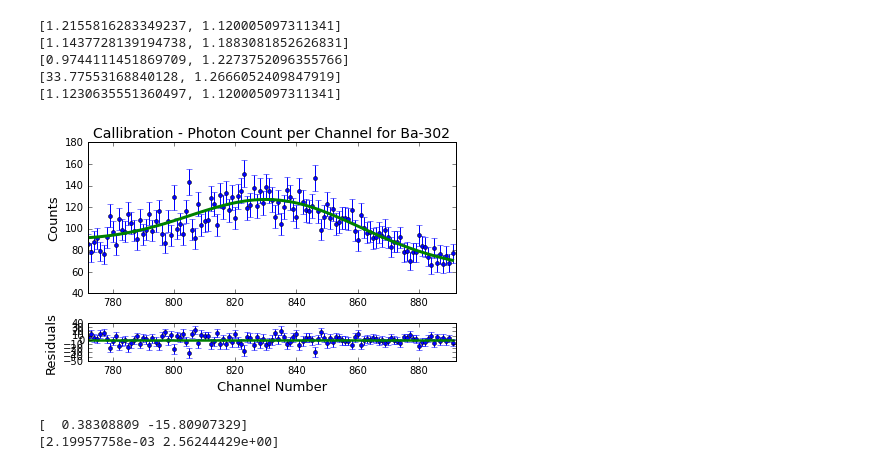
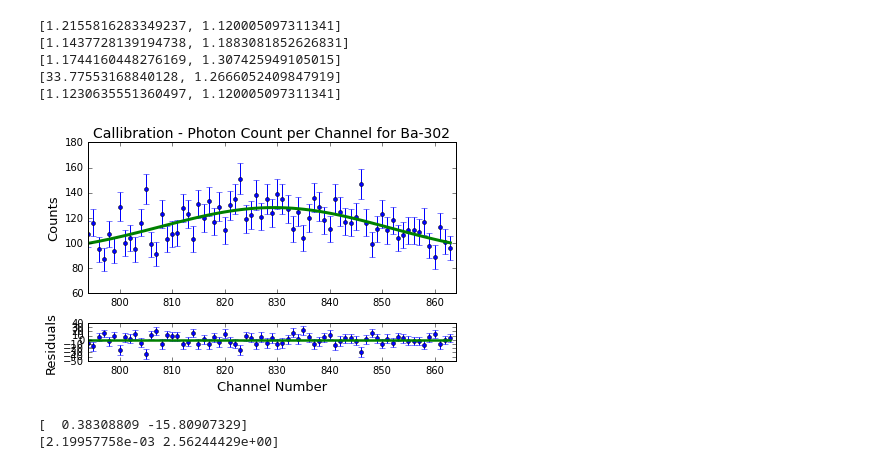
Before and after one commit to jmanlarkin/Compton, a Jupyter notebook: Scattering Fits.ipynb, the cells around one changed output. Drawn from its saved outputs; the diff is of its cells as text; code cells hidden in the pictures.

```diff
--- a/Scattering Fits.ipynb
+++ b/Scattering Fits.ipynb
@@ -64,7 +64,7 @@ def Fit(input_databox, interval, guess):
 
 Cs = Fit(Sum('Cs-137'), 200, 1762)
 Ba_1 = Fit(Sum('Ba-133'), 85, 980)
-Ba_2 = Fit(Sum('Ba-133'), 60, 830)
+Ba_2 = Fit(Sum('Ba-133'), 35, 830)
 Co = Fit(Sum('Co-57'), 45, 375)
 Na = Fit(Sum('Na-22'), 200, 1360)
 
@@ -75,36 +75,36 @@ errvalues = [Cs[1][0], Ba_2[1][0], Ba_1[1][0], Co[1][0], Na[1][0]]
 linearFit_par, linearFit_cov = curve_fit(Linear, xvalues, yvalues)
 
 linearResid = np.asarray(yvalues) - Linear(np.asarray(xvalues), *linearFit_par)
 
 def Plots(data, Name):
     xdata = np.arange(int(data[0][0])-data[3], int(data[0][0])+data[3])
     ydata = data[2][int(data[0][0])-data[3]:int(data[0][0])+data[3]]
     err = np.sqrt(ydata)
     residuals = Gaussian(xdata, *data[0])-ydata
 
     fig, ax = plt.subplots(2, 1, sharey='row', tight_layout = True, gridspec_kw={'height_ratios':[4,1]})
     ax[0].errorbar(xdata, ydata, yerr=err, zorder=-5, fmt='o', markersize='4')
     ax[0].plot(xdata, Gaussian(xdata, *data[0]), color='g', linewidth=3)
     ax[1].errorbar(xdata, residuals, yerr=err, zorder=-5, fmt='o', markersize='4')
     ax[1].plot(xdata, np.zeros(data[3]*2), color='g', linewidth=2.5)
     ax[0].set_xlim(int(data[0][0])-data[3], int(data[0][0])+data[3])
     ax[1].set_xlim(int(data[0][0])-data[3], int(data[0][0])+data[3])
 
     ax[1].set_xlabel('Channel Number', fontsize=13)
     ax[1].set_ylabel('Residuals', fontsize=13)
     ax[0].set_ylabel('Counts', fontsize=13)
     ax[0].set_title('Callibration - Photon Count per Channel for ' + str(Name), fontsize=14)
 
-    fig.savefig(str(Name) + '_Callibration.png')
+    fig.savefig('Plots/' + str(Name) + '_Callibration.png')
 
 Plots(Ba_2, 'Ba-302')
 # %% [output]
 [1.2155816283349237, 1.120005097311341]
 [1.1437728139194738, 1.1883081852626831]
-[0.9744111451869709, 1.2273752096355766]
+[1.1744160448276169, 1.307425949105015]
 [33.77553168840128, 1.2666052409847919]
 [1.1230635551360497, 1.120005097311341]
-[figure, old version]
+[figure, new version]
 # %%
 fig2, ax2 = plt.subplots(2, 1, sharey='row', tight_layout = True, gridspec_kw={'height_ratios':[4,1]})
 
```
Also changed, not shown: parts of 1 cell of this notebook, 13 other files.
